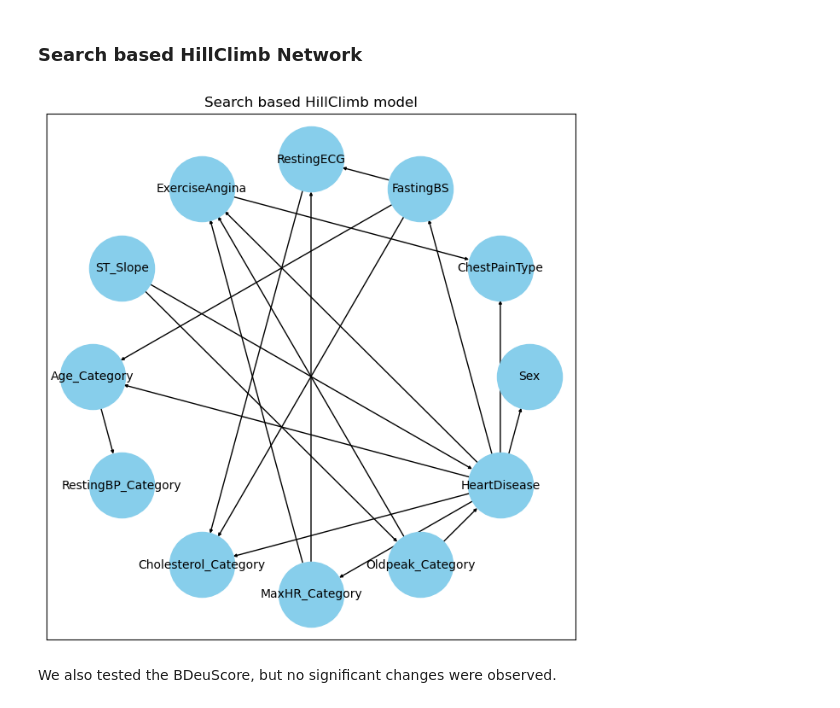
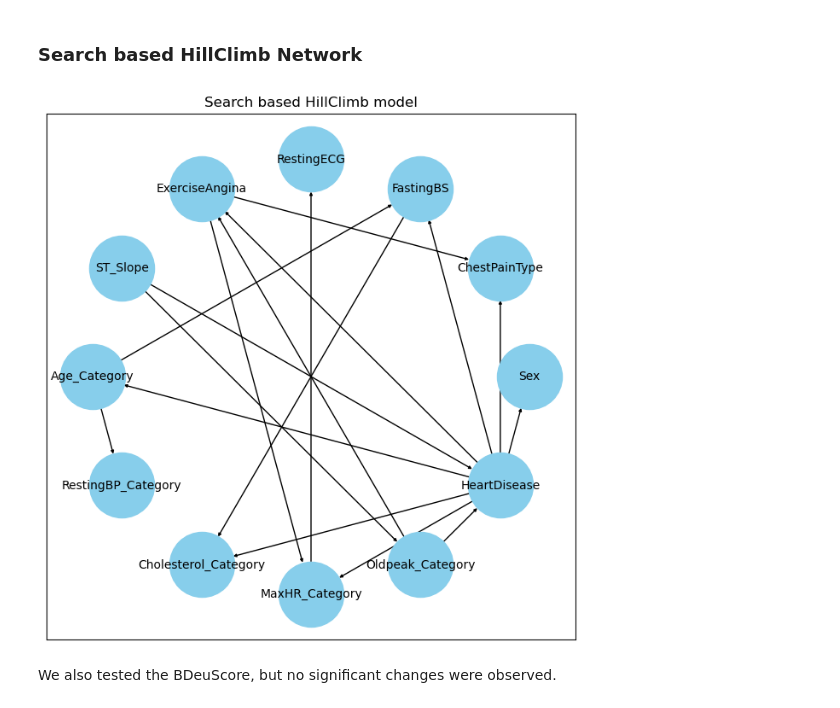
Before and after one commit to maurodore/heart_failure_prediction_bayesian_reasoning, a Jupyter notebook: src/main.ipynb, the cells around one changed output. Saved outputs shown, nothing was run; the diff lists cells and outputs as text; code cells hidden in the pictures.

```diff
--- a/src/main.ipynb
+++ b/src/main.ipynb
@@ -340,23 +340,23 @@ tree_model = BayesianNetwork(tree_model.edges())
 # %% [markdown]
 ### Search based HillClimb Network
 # %%
-scoring_method = K2Score(data=train_data)
-#scoring_method = BDeuScore(data=train_data)
+scoring_method = BDeuScore(data=train_data)
+#scoring_method = K2Score(data=train_data)
 
 hc = HillClimbSearch(data=train_data)
 hc_model = hc.estimate(scoring_method=scoring_method,
                                max_indegree=4, max_iter=int(1e4), show_progress=False,)
 
 fig, ax = plt.subplots(1, 1, figsize=(8, 8))
 nx.draw_networkx(hc_model, pos=nx.drawing.layout.circular_layout(hc_model), ax=ax, node_size=3000,
                      node_color='skyblue', font_size=10, arrows=True, arrowsize=5,)
 
 plt.savefig(pathlib.Path.joinpath(project_dir, "out/hc_model.png"))
 
 ax.set_title('Search based HillClimb model')
 hc_model = BayesianNetwork(hc_model.edges())
 # %% [output]
-[figure, old version]
+[figure, new version]
 # %% [markdown]
 We also tested the BDeuScore, but no significant changes were observed.
 # %% [markdown]
```
Also changed, not shown: parts of 11 cells of this notebook, 7 other files.
